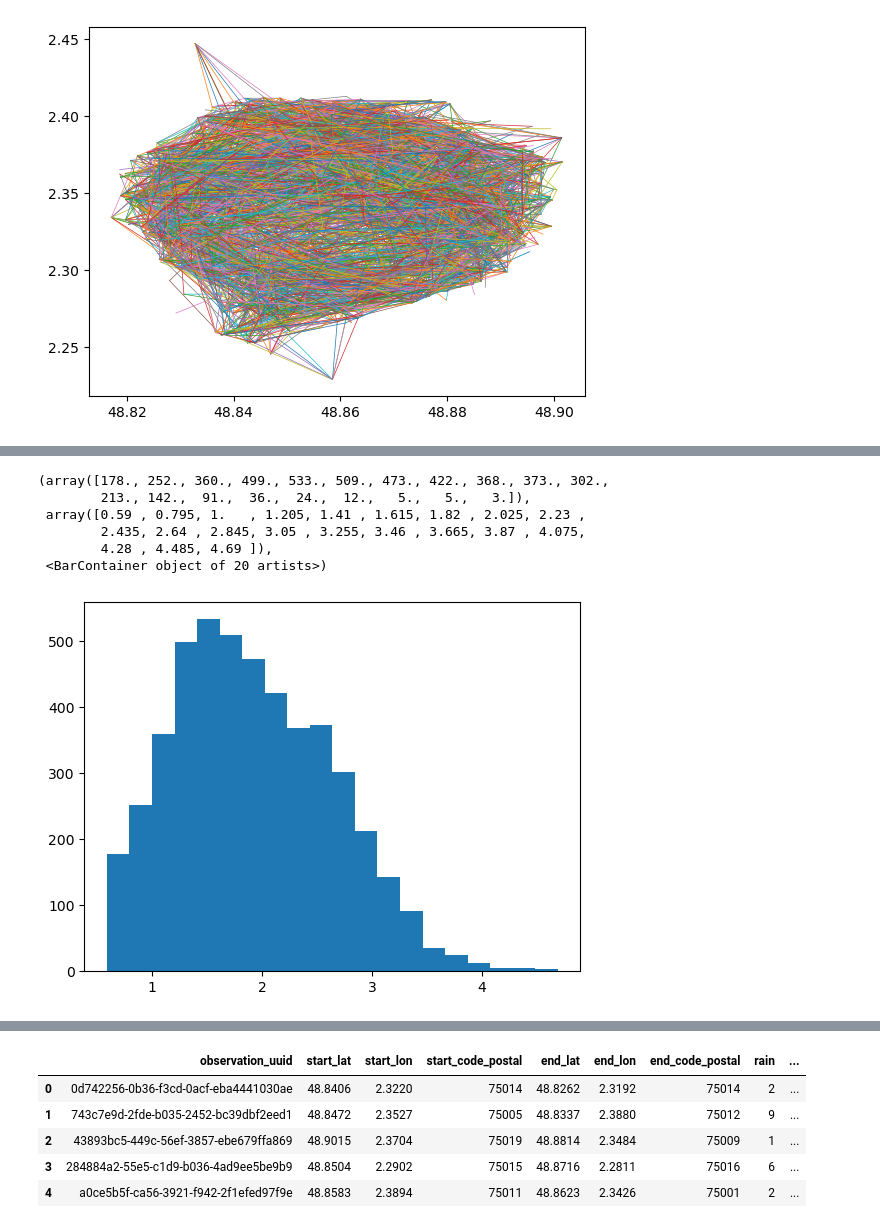
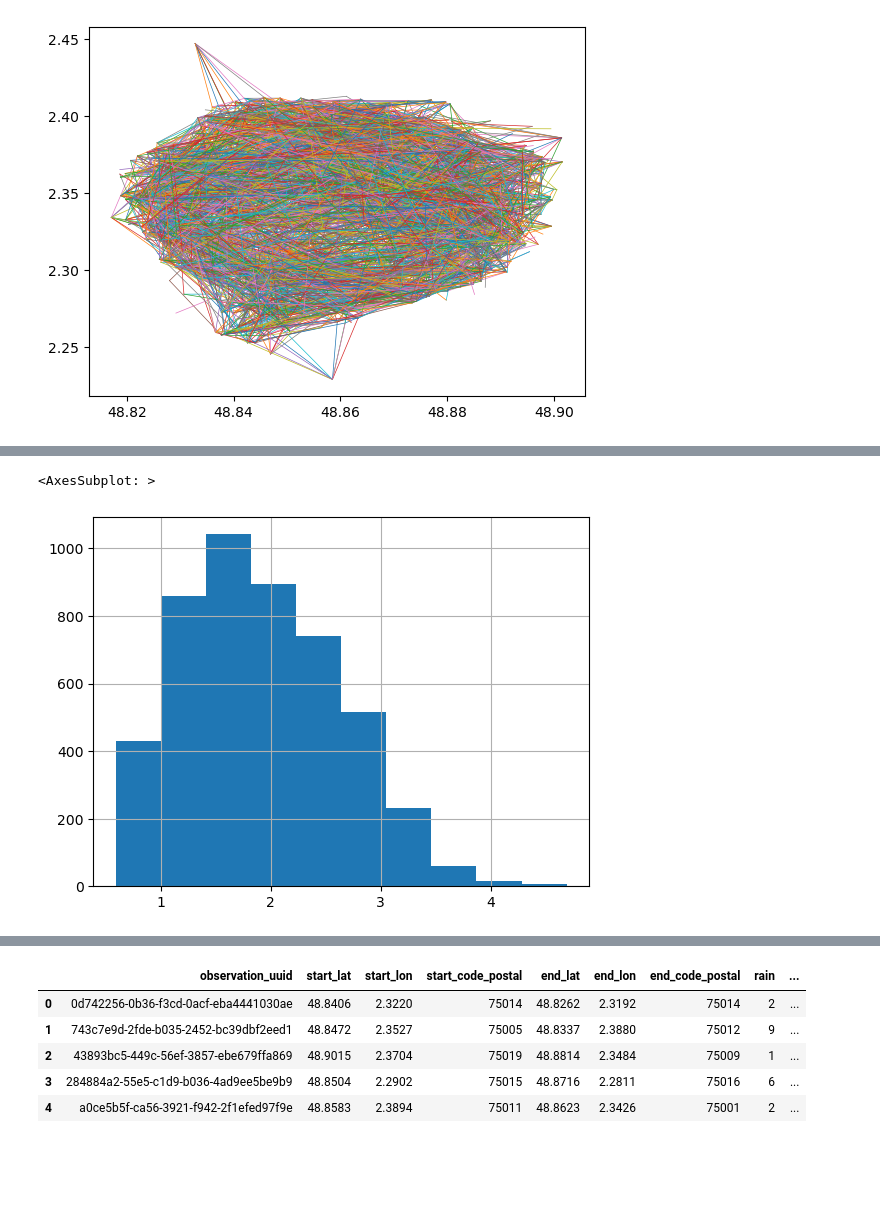
Before and after one commit to quentinchichery/hackathon-peren-2022, a Jupyter notebook: 01-exploration.ipynb, the cells around one changed output, grey strips where cells are left out. Cells and saved outputs as stored; diff of their text form; code cells hidden in the pictures; blank space fills up the shorter version.

```diff
--- a/01-exploration.ipynb
+++ b/01-exploration.ipynb
@@ -69,12 +69,7 @@ df.describe()
 | 75% | 48.876375 | 2.373525 | 75017.000000 | 48.875300 | 2.372200 | 75017.000000 | 7.000000 | 7.000000 | 14.000000 | ... |
 | max | 48.901500 | 2.447300 | 75116.000000 | 48.901500 | 2.447300 | 75116.000000 | 9.000000 | 9.000000 | 14.000000 | ... |
 # %%
-plt.hist(df['fee'], bins=20)
+df['fee'].hist()
 # %% [output]
-(array([178., 252., 360., 499., 533., 509., 473., 422., 368., 373., 302.,
-        213., 142.,  91.,  36.,  24.,  12.,   5.,   5.,   3.]),
- array([0.59 , 0.795, 1.   , 1.205, 1.41 , 1.615, 1.82 , 2.025, 2.23 ,
-        2.435, 2.64 , 2.845, 3.05 , 3.255, 3.46 , 3.665, 3.87 , 4.075,
-        4.28 , 4.485, 4.69 ]),
- <BarContainer object of 20 artists>)
+<AxesSubplot: >
-[figure, old version]
+[figure, new version]
```
Also changed, not shown: parts of 2 cells of this notebook.
